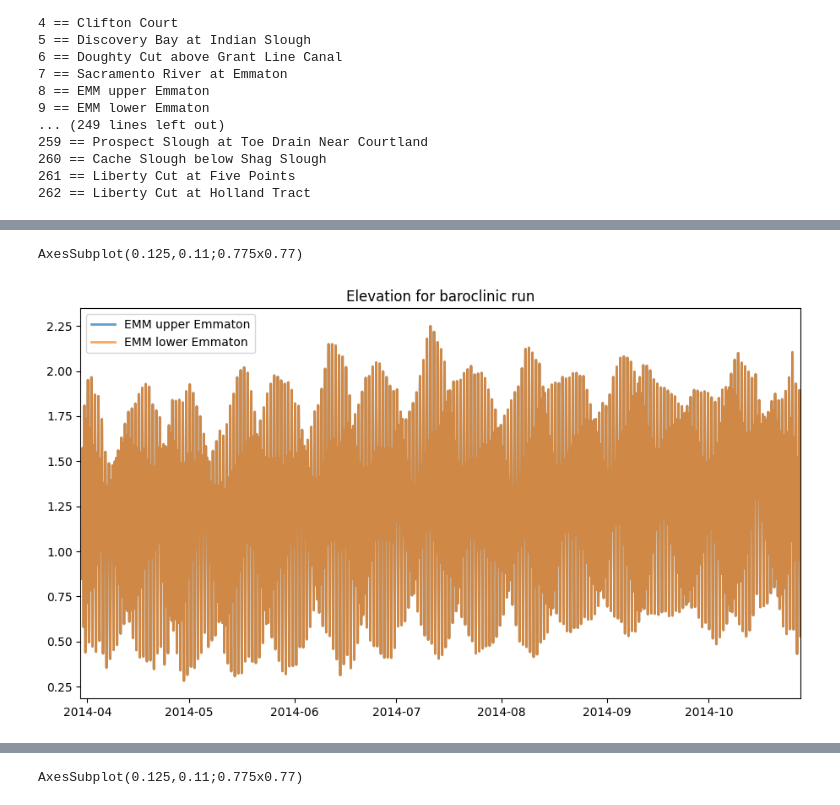
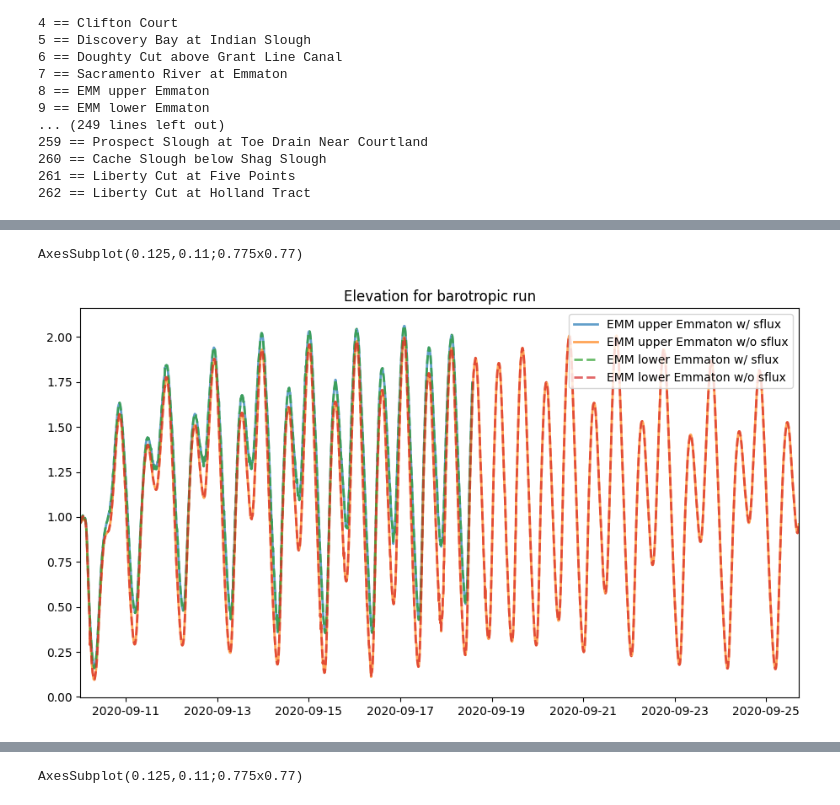
Before and after one commit to jennaisrael/Savio_scratch_back_up, a Jupyter notebook: Plotting/AGU_24_plots/Station_output_baroclinic_SLR.ipynb, the cells around one changed output, grey strips where cells are left out. Cells and saved outputs as stored; diff of their text form; code cells hidden in the pictures.

Commit message:
map and plotting from last week

```diff
--- a/Plotting/AGU_24_plots/Station_output_baroclinic_SLR.ipynb
+++ b/Plotting/AGU_24_plots/Station_output_baroclinic_SLR.ipynb
@@ -18,7 +18,7 @@ Modules imported
 # velocity = data.horizontalVelX.isel(time=40, nSCHISM_vgrid_layers=0).values
 
 import re
-file="/global/scratch/users/jennaisrael/run_schism/run_26/station.in"
+file="/global/scratch/users/jennaisrael/run_schism/run_27/station.in"
 station_id =[]
 with open(file) as f:
     f.readline()
@@ -75,14 +75,21 @@ columns = columns + stations_no
 # Time(sec), variable @ station 1,2,…. (specified in station.in)
 
 #file="//global/scratch/users/jennaisrael/run_schism/run_8/outputs_barotropic/staout_1"
-file="//global/scratch/users/jennaisrael/run_schism/run_26/outputs/staout_1"# 1:elev,2:air pressure,3:wind_x,4:wind_y,5:temp,6:salt,7:u,8:v,9:w
-data = pd.read_csv(file, sep='\s+', names=columns) #, decode_times=False)
-data = data.apply(pd.to_numeric)
+filesf="/global/scratch/users/jennaisrael/Debugging/sflux/staout_1"# 1:elev,2:air pressure,3:wind_x,4:wind_y,5:temp,6:salt,7:u,8:v,9:w
+filensf="/global/scratch/users/jennaisrael/Debugging/no_sflux/staout_1"
+sf = pd.read_csv(filesf, sep='\s+', names=columns) #, decode_times=False)
+sf = sf.apply(pd.to_numeric)
+nsf = pd.read_csv(filensf, sep='\s+', names=columns) #, decode_times=False)
+nsf = nsf.apply(pd.to_numeric)
 
 
 # Add in the number of seconds elapsed @ our chosen timestep
-timedelta = [pd.Timedelta(i, unit = 's') for i in data.time]
-timestamp = [pd.to_datetime("03-30-2014 00:00") + i for i in timedelta]
+timedeltasf = [pd.Timedelta(i, unit = 's') for i in sf.time]
+timestampsf = [pd.to_datetime("09-10-2020 00:00") + i for i in timedeltasf]
 
-data["time"] = timestamp
+timedeltansf = [pd.Timedelta(i, unit = 's') for i in nsf.time]
+timestampnsf = [pd.to_datetime("09-10-2020 00:00") + i for i in timedeltansf]
+
+sf["time"] = timestampsf
+nsf["time"]= timestampnsf
 # %%
@@ -104,25 +111,31 @@ data
 # %%
 # Make a plot
 plt.ioff()
 
 #station_indices=[0, 208, 2, 62, 105]
 #station_indices=[47,48,56,7,8,9] #first are 2 martinez, then Old River near Clifton court intake, last 3 are emmaton
 station_indices=[8,9]#47,48,56,7,8,9,]
 fig = plt.figure(figsize=(11,6))
 ax = plt.gca()
 # ax.grid(alpha=0.5)
 for idx in station_indices:
-    values = data[str(idx)]
-    ax.plot(data.time, values, label = stations[idx], linewidth=2, alpha =0.7)
+    if idx==9:
+        ls='--'
+    else:
+        ls='-'
+    valuessf = sf[str(idx)]
+    ax.plot(sf.time, valuessf, label = stations[idx]+ " w/ sflux", linewidth=2, linestyle=ls, alpha =0.7)
+    valuesnsf = nsf[str(idx)]
+    ax.plot(nsf.time, valuesnsf, label = stations[idx]+ " w/o sflux", linewidth=2, linestyle=ls,alpha=0.7)
 
 
 leg = ax.legend()
 print(ax)
-ax.set_xlim(data.time.iloc[0], data.time.iloc[-1])
+ax.set_xlim(nsf.time.iloc[0], nsf.time.iloc[-1])
 # ax.grid(which='major', color='b', linestyle='-')
-ax.set_title("Elevation for baroclinic run")
+ax.set_title("Elevation for barotropic run")
 plt.show()
 # ax.grid()
 # %% [output]
 AxesSubplot(0.125,0.11;0.775x0.77)
-[figure, old version]
+[figure, new version]
```
Also changed, not shown: parts of 13 cells of this notebook, 6 other files.
